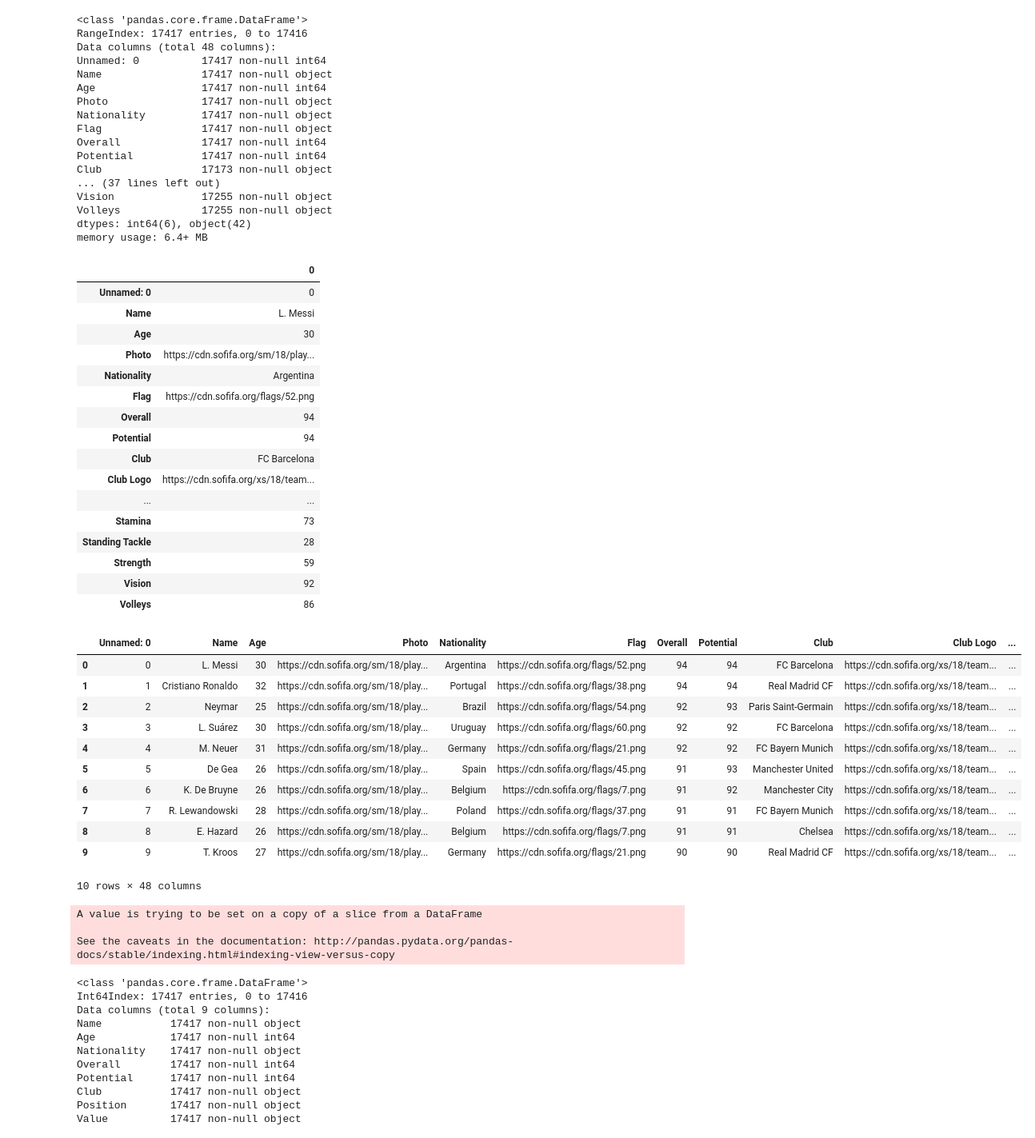
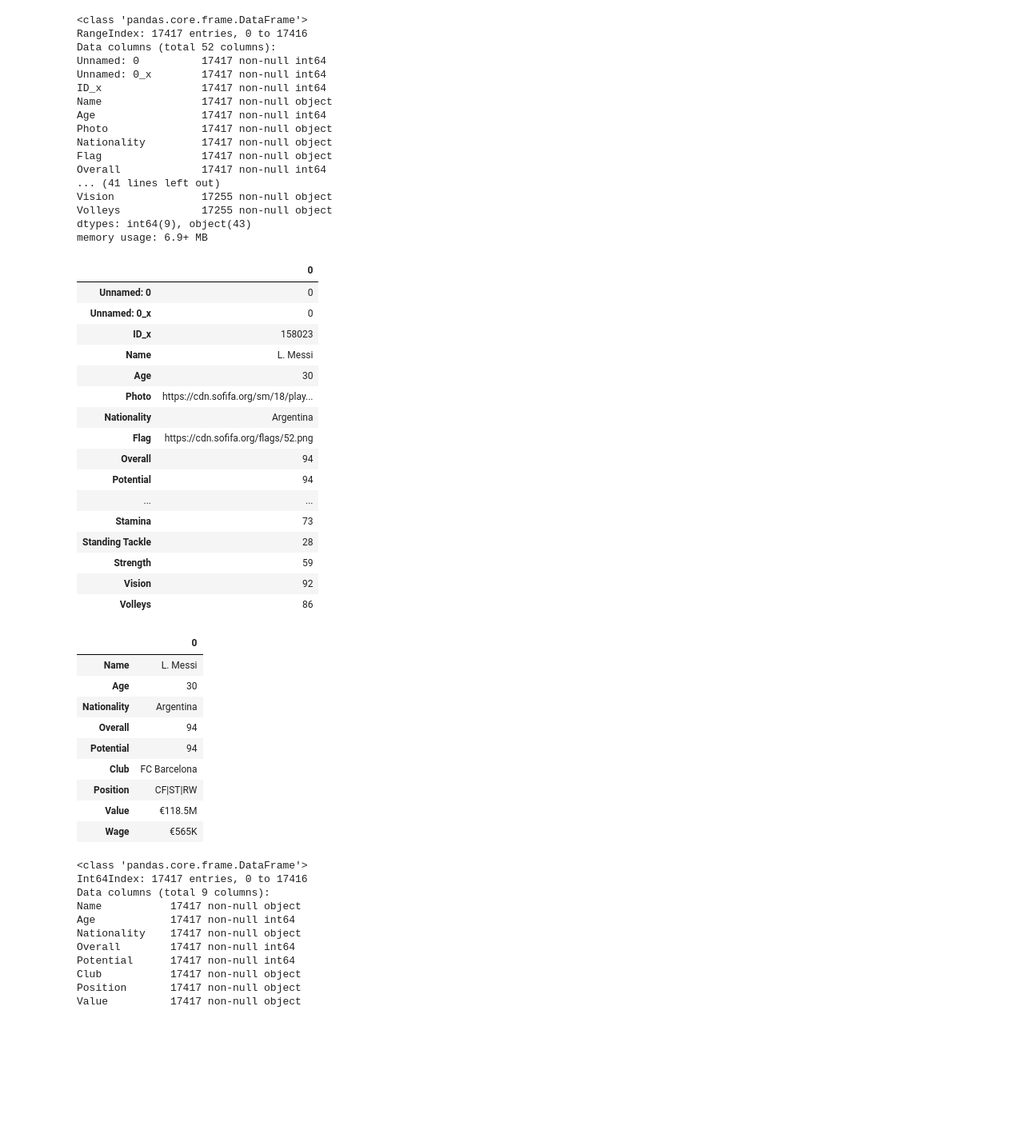
Before and after one commit to saidsef/ff18, a Jupyter notebook: ff18.ipynb, the cells around one changed output. Shown at 80% size. Cells and saved outputs as stored; diff of their text form; code cells hidden in the pictures; blank space fills up the shorter version.

Commit message:
updated dataset

```diff
--- a/ff18.ipynb
+++ b/ff18.ipynb
@@ -14,34 +14,36 @@ interesting_columns = [
     'Club',
     'Value',
     'Wage',
-    'Preferred Positions'
+    'Position'
 ]
 # %%
-FF18 = pd.read_csv('data/Dataset.csv')
+FF18 = pd.read_csv('data/CompleteDataset.csv')
 FF18.info()
 # %% [output]
 <class 'pandas.core.frame.DataFrame'>
 RangeIndex: 17417 entries, 0 to 17416
-Data columns (total 48 columns):
+Data columns (total 52 columns):
 Unnamed: 0          17417 non-null int64
+Unnamed: 0_x        17417 non-null int64
+ID_x                17417 non-null int64
 Name                17417 non-null object
 Age                 17417 non-null int64
 Photo               17417 non-null object
 Nationality         17417 non-null object
 Flag                17417 non-null object
 Overall             17417 non-null int64
-Potential           17417 non-null int64
-Club                17173 non-null object
-... (37 lines left out)
+... (41 lines left out)
 Vision              17255 non-null object
 Volleys             17255 non-null object
-dtypes: int64(6), object(42)
-memory usage: 6.4+ MB
+dtypes: int64(9), object(43)
+memory usage: 6.9+ MB
 # %%
 FF18.head(1).T
 # %% [output]
 |  | 0 |
 | Unnamed: 0 | 0 |
+| Unnamed: 0_x | 0 |
+| ID_x | 158023 |
 | Name | L. Messi |
 | Age | 30 |
 | Photo | https://cdn.sofifa.org/sm/18/play... |
@@ -49,8 +51,6 @@ FF18.head(1).T
 | Flag | https://cdn.sofifa.org/flags/52.png |
 | Overall | 94 |
 | Potential | 94 |
-| Club | FC Barcelona |
-| Club Logo | https://cdn.sofifa.org/xs/18/team... |
 | ... | ... |
 | Stamina | 73 |
 | Standing Tackle | 28 |
@@ -60,29 +60,23 @@ FF18.head(1).T
 # %%
 df = pd.DataFrame(FF18, columns=interesting_columns)
 # df['Preferred Positions'] = df['Preferred Positions'].astype('str')
 # df['Position'] = df['Preferred Positions'].str.split().str[0]
-# FF18 = df[['Name', 'Age', 'Nationality', 'Overall', 'Potential', 'Club', 'Position', 'Value', 'Wage']]
-FF18.head(10)
+FF18 = df[['Name', 'Age', 'Nationality', 'Overall', 'Potential', 'Club', 'Position', 'Value', 'Wage']]
+FF18.head(1).T
 # %% [output]
-|  | Unnamed: 0 | Name | Age | Photo | Nationality | Flag | Overall | Potential | Club | Club Logo | ... |
-| 0 | 0 | L. Messi | 30 | https://cdn.sofifa.org/sm/18/play... | Argentina | https://cdn.sofifa.org/flags/52.png | 94 | 94 | FC Barcelona | https://cdn.sofifa.org/xs/18/team... | ... |
-| 1 | 1 | Cristiano Ronaldo | 32 | https://cdn.sofifa.org/sm/18/play... | Portugal | https://cdn.sofifa.org/flags/38.png | 94 | 94 | Real Madrid CF | https://cdn.sofifa.org/xs/18/team... | ... |
-| 2 | 2 | Neymar | 25 | https://cdn.sofifa.org/sm/18/play... | Brazil | https://cdn.sofifa.org/flags/54.png | 92 | 93 | Paris Saint-Germain | https://cdn.sofifa.org/xs/18/team... | ... |
-| 3 | 3 | L. Suárez | 30 | https://cdn.sofifa.org/sm/18/play... | Uruguay | https://cdn.sofifa.org/flags/60.png | 92 | 92 | FC Barcelona | https://cdn.sofifa.org/xs/18/team... | ... |
-| 4 | 4 | M. Neuer | 31 | https://cdn.sofifa.org/sm/18/play... | Germany | https://cdn.sofifa.org/flags/21.png | 92 | 92 | FC Bayern Munich | https://cdn.sofifa.org/xs/18/team... | ... |
-| 5 | 5 | De Gea | 26 | https://cdn.sofifa.org/sm/18/play... | Spain | https://cdn.sofifa.org/flags/45.png | 91 | 93 | Manchester United | https://cdn.sofifa.org/xs/18/team... | ... |
-| 6 | 6 | K. De Bruyne | 26 | https://cdn.sofifa.org/sm/18/play... | Belgium | https://cdn.sofifa.org/flags/7.png | 91 | 92 | Manchester City | https://cdn.sofifa.org/xs/18/team... | ... |
-| 7 | 7 | R. Lewandowski | 28 | https://cdn.sofifa.org/sm/18/play... | Poland | https://cdn.sofifa.org/flags/37.png | 91 | 91 | FC Bayern Munich | https://cdn.sofifa.org/xs/18/team... | ... |
-| 8 | 8 | E. Hazard | 26 | https://cdn.sofifa.org/sm/18/play... | Belgium | https://cdn.sofifa.org/flags/7.png | 91 | 91 | Chelsea | https://cdn.sofifa.org/xs/18/team... | ... |
-| 9 | 9 | T. Kroos | 27 | https://cdn.sofifa.org/sm/18/play... | Germany | https://cdn.sofifa.org/flags/21.png | 90 | 90 | Real Madrid CF | https://cdn.sofifa.org/xs/18/team... | ... |
+|  | 0 |
+| Name | L. Messi |
+| Age | 30 |
+| Nationality | Argentina |
+| Overall | 94 |
+| Potential | 94 |
+| Club | FC Barcelona |
+| Position | CF|ST|RW |
+| Value | €118.5M |
+| Wage | €565K |
-10 rows × 48 columns
 # %%
 FF18.fillna(value=0, inplace=True)
 FF18.dropna(inplace=True)
-# %% [output]
-A value is trying to be set on a copy of a slice from a DataFrame
-
-See the caveats in the documentation: http://pandas.pydata.org/pandas-docs/stable/indexing.html#indexing-view-versus-copy
 # %%
 FF18.info()
 # %% [output]
```
Also changed, not shown: parts of 4 cells of this notebook, 7 other files.
